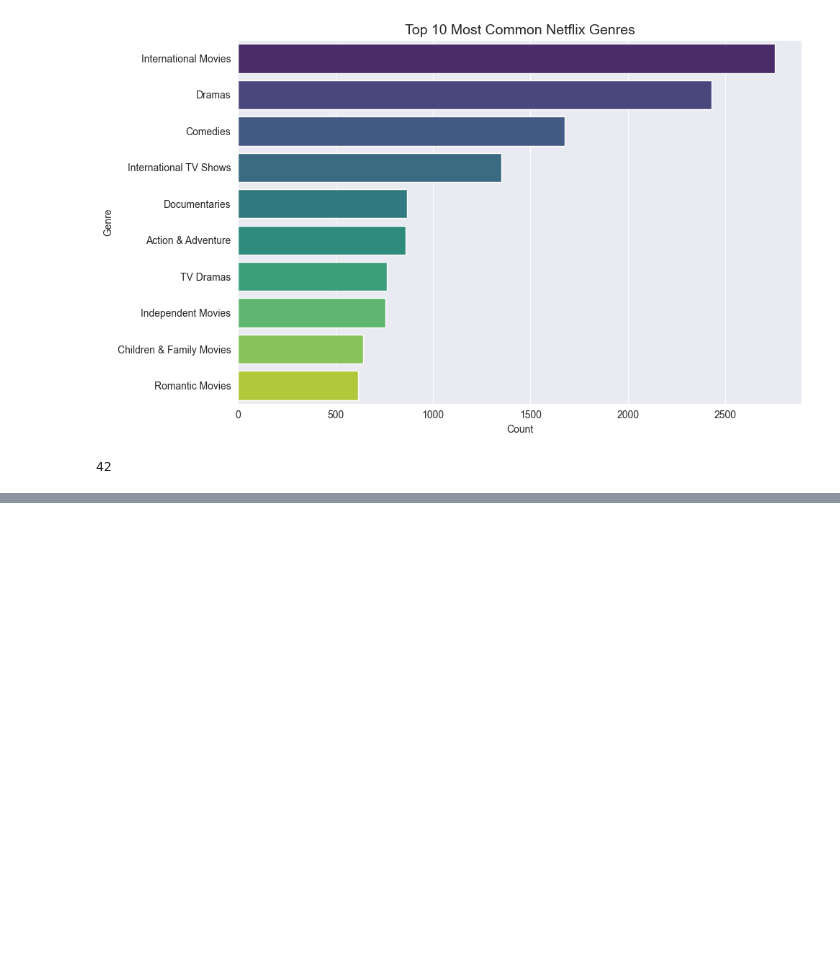
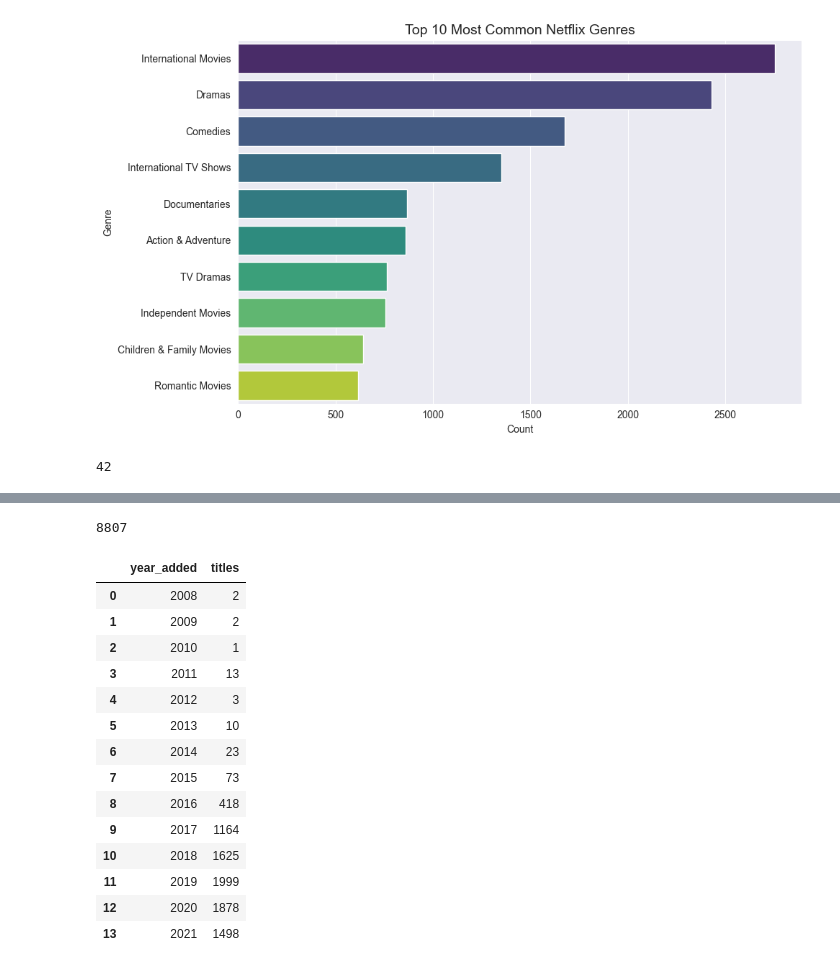
Before and after one commit to mcompass11/kdot-netflix-sql, a Jupyter notebook: notebooks/kdot_netflix_sql.ipynb, the cells around one changed output, grey strips where cells are left out. Saved outputs shown, nothing was run; the diff lists cells and outputs as text; code cells hidden in the pictures; blank space fills up the shorter version.

```diff
--- a/notebooks/kdot_netflix_sql.ipynb
+++ b/notebooks/kdot_netflix_sql.ipynb
@@ -146,0 +183,31 @@ genre_counts.to_sql('normalized_genre_counts', conn, if_exists='replace', index=
+# %%
+#Reloading table
+conn = sqlite3.connect('kdot_netflix_data.db')
+df.to_sql('kdot_netflix_data', conn, if_exists='replace', index=False)
+# %% [output]
+8807
+# %%
+#Re-trying the titles per year query
+pd.read_sql_query("""
+    SELECT strftime('%Y', date_added) AS year_added, COUNT(*) AS titles
+    FROM kdot_netflix_data
+    WHERE date_added IS NOT NULL
+    GROUP BY year_added
+    ORDER BY year_added;
+""", conn)
+# %% [output]
+|  | year_added | titles |
+| 0 | 2008 | 2 |
+| 1 | 2009 | 2 |
+| 2 | 2010 | 1 |
+| 3 | 2011 | 13 |
+| 4 | 2012 | 3 |
+| 5 | 2013 | 10 |
+| 6 | 2014 | 23 |
+| 7 | 2015 | 73 |
+| 8 | 2016 | 418 |
+| 9 | 2017 | 1164 |
+| 10 | 2018 | 1625 |
+| 11 | 2019 | 1999 |
+| 12 | 2020 | 1878 |
+| 13 | 2021 | 1498 |
```
Also changed, not shown: parts of 8 cells of this notebook, 2 other files.
